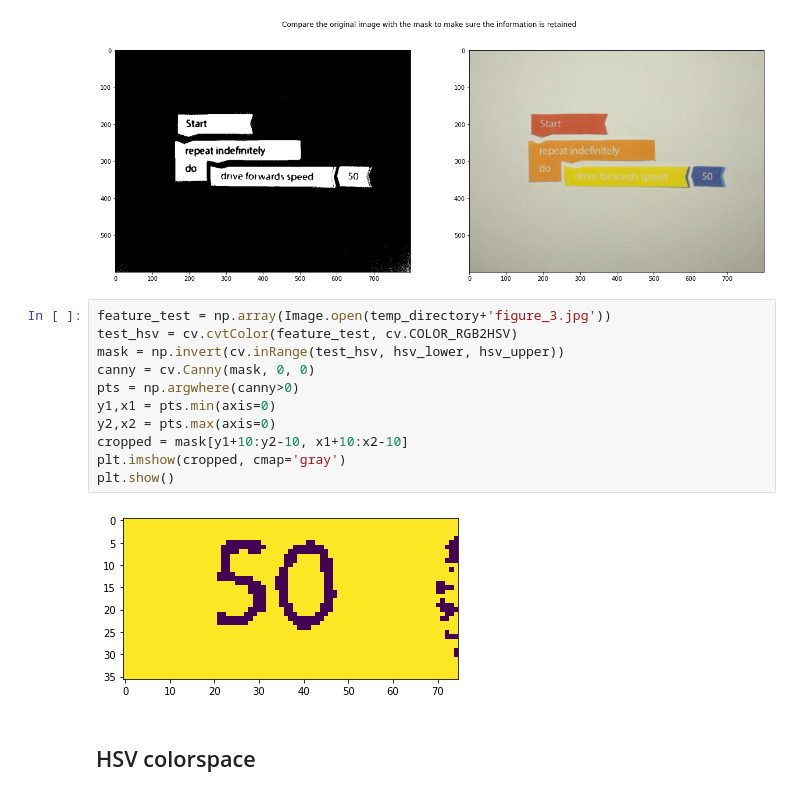
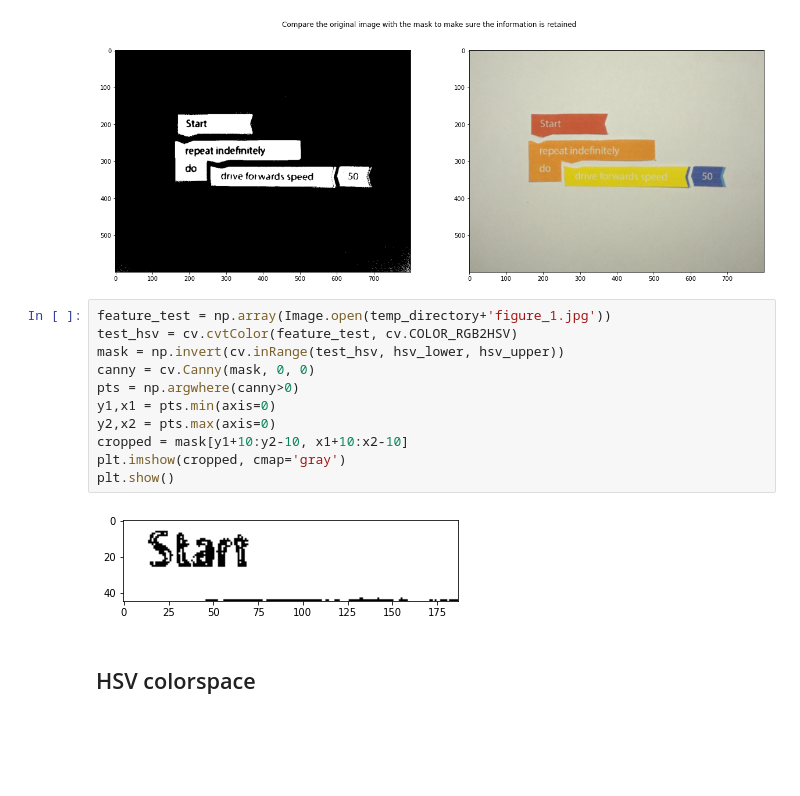
Before and after one commit to VasilisPoulos/tangibles-recognition, a Jupyter notebook: white-mask-hsv-results.ipynb, the cells around one changed output. Drawn from its saved outputs; the diff is of its cells as text; blank space fills up the shorter version.

```diff
--- a/white-mask-hsv-results.ipynb
+++ b/white-mask-hsv-results.ipynb
@@ -46,18 +46,18 @@ fig.show()
 # %% [output]
 [figure]
 # %%
-feature_test = np.array(Image.open(temp_directory+'figure_3.jpg'))
+feature_test = np.array(Image.open(temp_directory+'figure_1.jpg'))
 test_hsv = cv.cvtColor(feature_test, cv.COLOR_RGB2HSV)
 mask = np.invert(cv.inRange(test_hsv, hsv_lower, hsv_upper))
 canny = cv.Canny(mask, 0, 0)
 pts = np.argwhere(canny>0)
 y1,x1 = pts.min(axis=0)
 y2,x2 = pts.max(axis=0)
 cropped = mask[y1+10:y2-10, x1+10:x2-10]
 plt.imshow(cropped, cmap='gray')
 plt.show()
 # %% [output]
-[figure, old version]
+[figure, new version]
 # %% [markdown]
 ## HSV colorspace
 # %%
```
Also changed, not shown: 4 other files.
